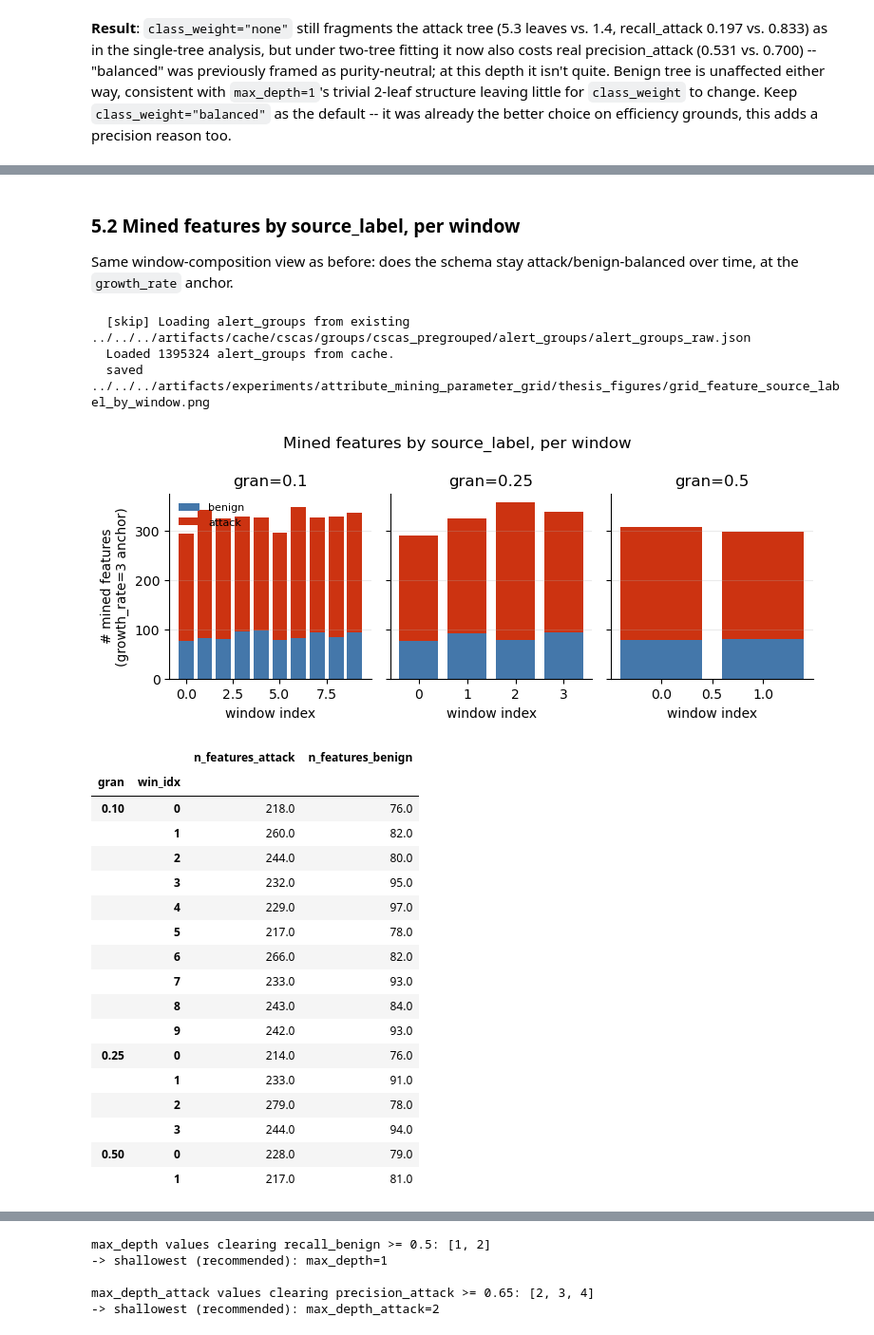
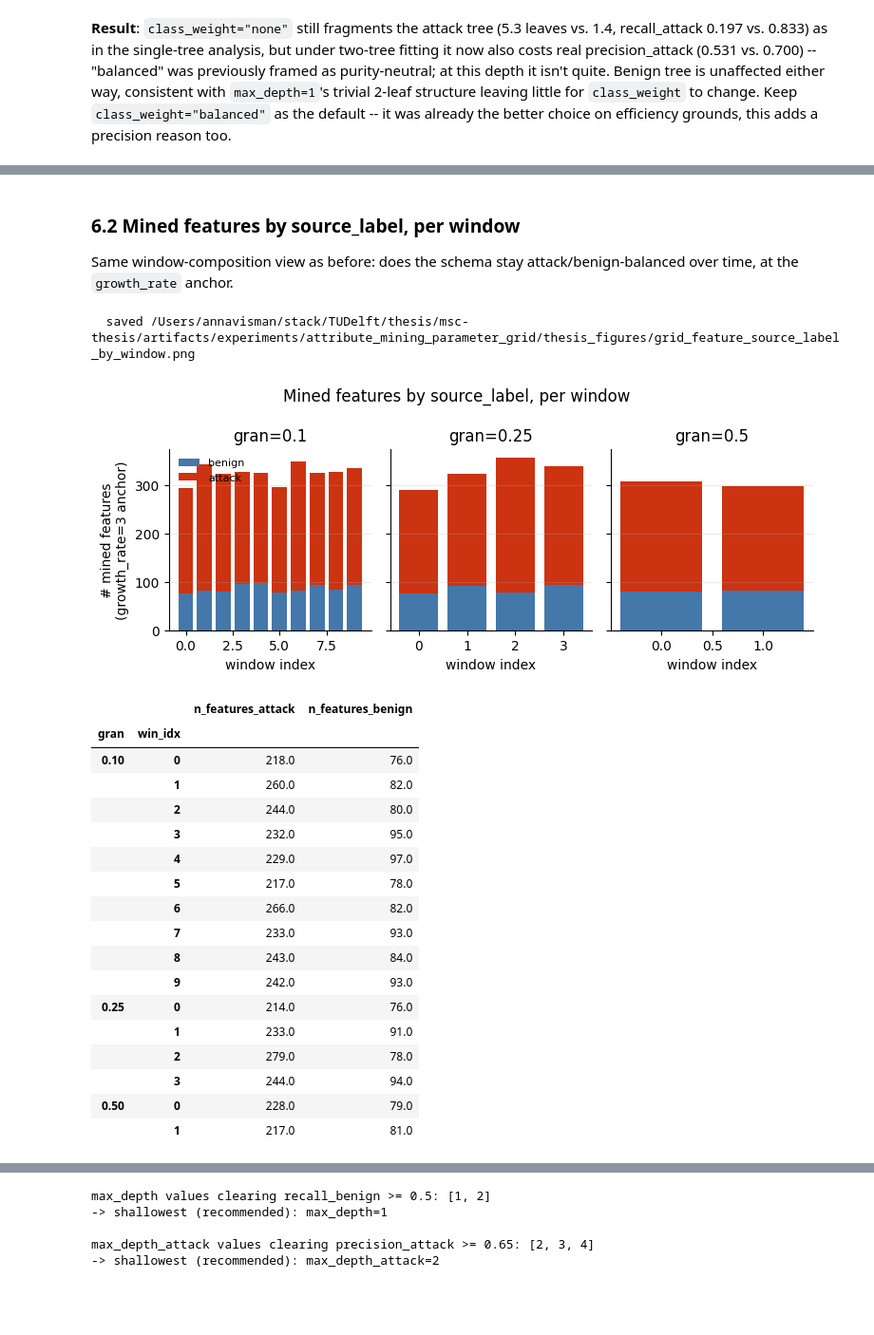
Before and after one commit to annaneliaa/msc-thesis, a Jupyter notebook: src/thesis/notebooks/mining/attribute_mining_sweep_eda.ipynb, the cells around one changed output, grey strips where cells are left out. Shown at 95% size. Cells and saved outputs as stored; diff of their text form; code cells hidden in the pictures; blank space fills up the shorter version.

```diff
--- a/src/thesis/notebooks/mining/attribute_mining_sweep_eda.ipynb
+++ b/src/thesis/notebooks/mining/attribute_mining_sweep_eda.ipynb
@@ -1097,18 +1909,3 @@ mda_table
 | 3 | 922.375 | 97.158 | 320.0 | 20.337 | 236.062 | 18.664 | ... |
 | 4 | 922.375 | 97.158 | 320.0 | 20.337 | 236.062 | 18.664 | ... |
 | 5 | 922.375 | 97.158 | 320.0 | 20.337 | 236.062 | 18.664 | ... |
-# %%
-fig, axes = plt.subplots(1, 3, figsize=(11, 3.2))
-for ax, metric, label in zip(axes,
-    ["n_tree_leaves_attack", "mean_tree_recall_attack", "mean_tree_precision_attack"],
-    ["# attack-tree leaves", "recall_attack", "precision_attack"],
-):
-    stats = mda_sweep_full.groupby("max_depth_attack")[metric].agg(["mean", "std"])
-    ax.bar(stats.index.astype(str), stats["mean"], yerr=stats["std"].fillna(0), color=ATTACK_COLOR, capsize=3)
-    ax.set_title(label, fontsize=9)
-    ax.set_xlabel("max_depth_attack")
-    strip_axes(ax)
-fig.suptitle(f"max_depth_attack (attack tree) effect on schema structure (growth_rate={STEP1_ANCHOR_GROWTH_RATE:g}, max_depth={STEP2_ANCHOR_MAX_DEPTH})")
-fig.tight_layout()
-savefig(fig, "grid_max_depth_attack_effect.png")
-plt.show()
@@ -1199,42 +2088,42 @@ growth_rate
 5.0          233.0  39.7  182  308
 10.0         172.8  24.0  139  211
 # %% [markdown]
-### 5.2 Mined features by source_label, per window
+### 6.2 Mined features by source_label, per window
 
 Same window-composition view as before: does the schema stay attack/benign-balanced
 over time, at the `growth_rate` anchor.
 # %%
-from thesis.pipeline.pipeline import compute_window_bounds, load_or_build_alert_groups
-from thesis.experiments._shared import labels_and_mask
+# Schema composition per window at the growth_rate anchor -- does it stay
+# attack/benign-balanced over time? n_features_attack/_benign are already on
+# grid_df from grid_point_stats, so no alert-group reload is needed.
+gr_anchor_rows = grid_df[GROWTH_RATE_SWEEP_MASK & (grid_df["growth_rate"] == STEP1_ANCHOR_GROWTH_RATE)]
+feat_label_by_window = (
+    gr_anchor_rows.groupby(["gran", "win_idx"])[["n_features_attack", "n_features_benign"]]
+    .mean().reset_index()
+)
 
-_cache_dir = Path("../../../artifacts/cache/cscas/groups/cscas_pregrouped")
-_alert_groups = load_or_build_alert_groups(SCENARIO, _cache_dir)
-_alert_groups.sort(key=lambda t: t.start_ts or "")
-
-gr_anchor_rows = grid_df[GROWTH_RATE_SWEEP_MASK & (grid_df["growth_rate"] == STEP1_ANCHOR_GROWTH_RATE)]
-feat_label_by_window = gr_anchor_rows.groupby(["gran", "win_idx"])[["n_features_attack", "n_features_benign"]].mean().reset_index()
-
-fig, axes = plt.subplots(1, len(GRANULARITIES), figsize=(2.6 * len(GRANULARITIES), 3.2), sharey=True)
+fig, axes = plt.subplots(1, len(GRANULARITIES), figsize=(2.6 * len(GRANULARITIES), 3.2),
+                         sharey=True, squeeze=False)
+axes = axes[0]
 for ax, gran in zip(axes, GRANULARITIES):
     sub = feat_label_by_window[feat_label_by_window.gran == gran].sort_values("win_idx")
     ax.bar(sub["win_idx"], sub["n_features_benign"], color=BENIGN_COLOR, label="benign")
-    ax.bar(sub["win_idx"], sub["n_features_attack"], bottom=sub["n_features_benign"], color=ATTACK_COLOR, label="attack")
+    ax.bar(sub["win_idx"], sub["n_features_attack"], bottom=sub["n_features_benign"],
+           color=ATTACK_COLOR, label="attack")
     ax.set_title(f"gran={gran:g}")
     ax.set_xlabel("window index")
     strip_axes(ax)
 axes[0].set_ylabel(f"# mined features\n(growth_rate={STEP1_ANCHOR_GROWTH_RATE:g} anchor)")
 axes[0].legend(frameon=False, fontsize=8)
 fig.suptitle("Mined features by source_label, per window")
 fig.tight_layout()
 savefig(fig, "grid_feature_source_label_by_window.png")
 plt.show()
 
 feat_label_by_window.set_index(["gran", "win_idx"]).round(2)
 # %% [output]
-  [skip] Loading alert_groups from existing ../../../artifacts/cache/cscas/groups/cscas_pregrouped/alert_groups/alert_groups_raw.json
-  Loaded 1395324 alert_groups from cache.
-  saved ../../../artifacts/experiments/attribute_mining_parameter_grid/thesis_figures/grid_feature_source_label_by_window.png
+  saved /Users/annavisman/stack/TUDelft/thesis/msc-thesis/artifacts/experiments/attribute_mining_parameter_grid/thesis_figures/grid_feature_source_label_by_window.png
-[figure, old version]
+[figure, new version]
 |  |  | n_features_attack | n_features_benign |
 | gran | win_idx |  |  |
 | 0.10 | 0 | 218.0 | 76.0 |
```
Also changed, not shown: parts of 82 cells of this notebook, 39 other files.
